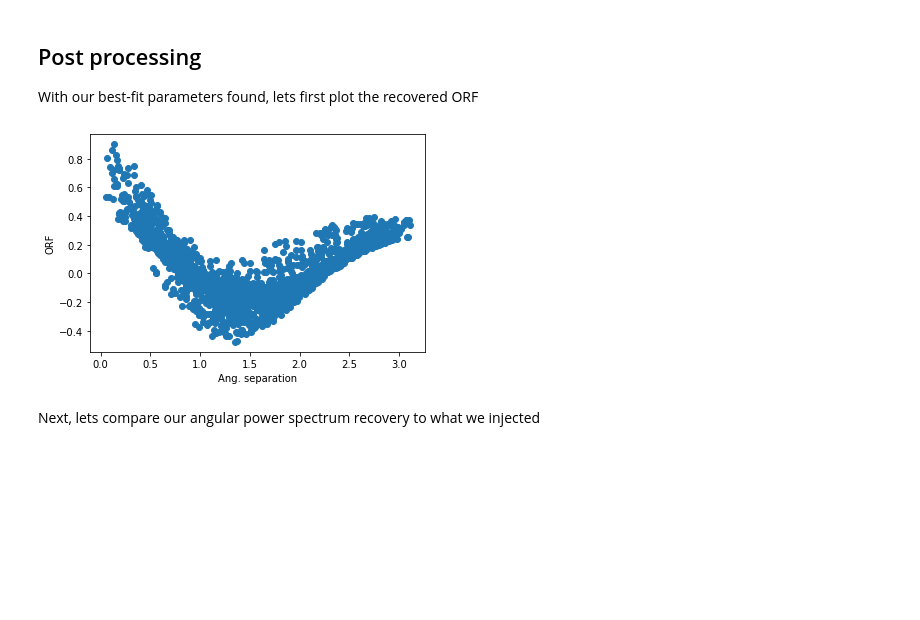
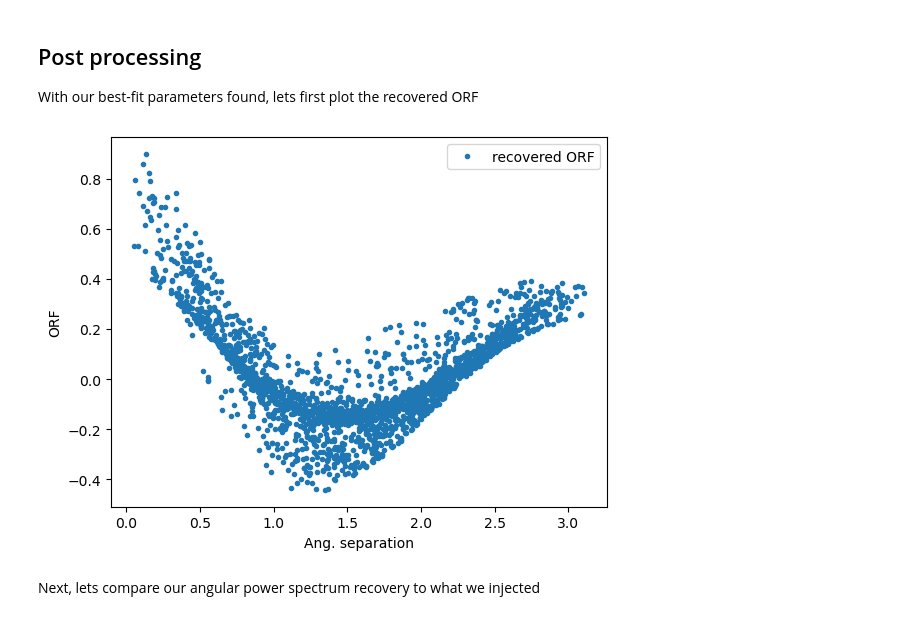
Before and after one commit to kushagrann/MAPS, a Jupyter notebook: docs/example_notebook_sqrt_sph_basis.ipynb, the cells around one changed output. Drawn from its saved outputs; the diff is of its cells as text; code cells hidden in the pictures; blank space fills up the shorter version.

```diff
--- a/docs/example_notebook_sqrt_sph_basis.ipynb
+++ b/docs/example_notebook_sqrt_sph_basis.ipynb
@@ -164,18 +153,18 @@ lm_clm = utils.convert_blm_params_to_clm(pta, lm_params[1:])
 Cl = utils.angular_power_spectrum(lm_clm)
 
 #Calculate the best-fit ORF
-orf = pta.orf_from_clm(np.append((lm_params[0]), lm_clm))
+orf = 10**lm_params[0] * pta.orf_from_clm(lm_clm, include_scale=False)
 #orf = np.sum(lm_clm[:, np.newaxis] * pta.Gamma_lm, axis = 0) #Another way to get recovered ORF
 # %%
-#Plot the best-fit correlations
-pl.plot(pta.xi, orf, ls = '', marker = 'o')
+#Plot the best-fit correlations - Check these for reasonable values!
+pl.plot(pta.xi, orf, '.C0', label = 'recovered ORF')
 
 pl.xlabel(r"Ang. separation")
 pl.ylabel(r"ORF")
-
+pl.legend()
 pl.show()
 # %% [output]
-[figure, old version]
+[figure, new version]
 # %% [markdown]
 Next, lets compare our angular power spectrum recovery to what we injected
 # %%
```
Also changed, not shown: parts of 10 cells of this notebook.
